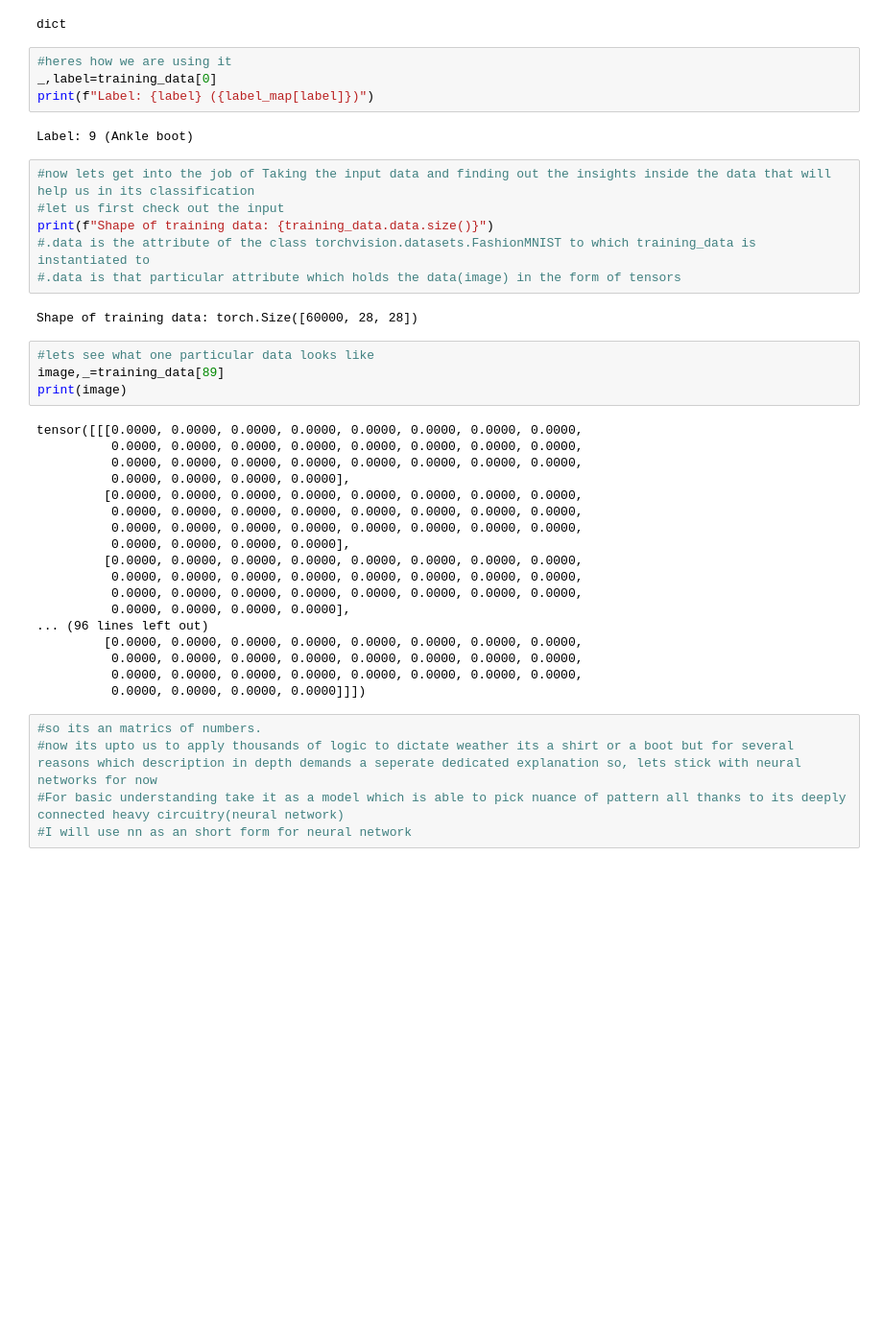
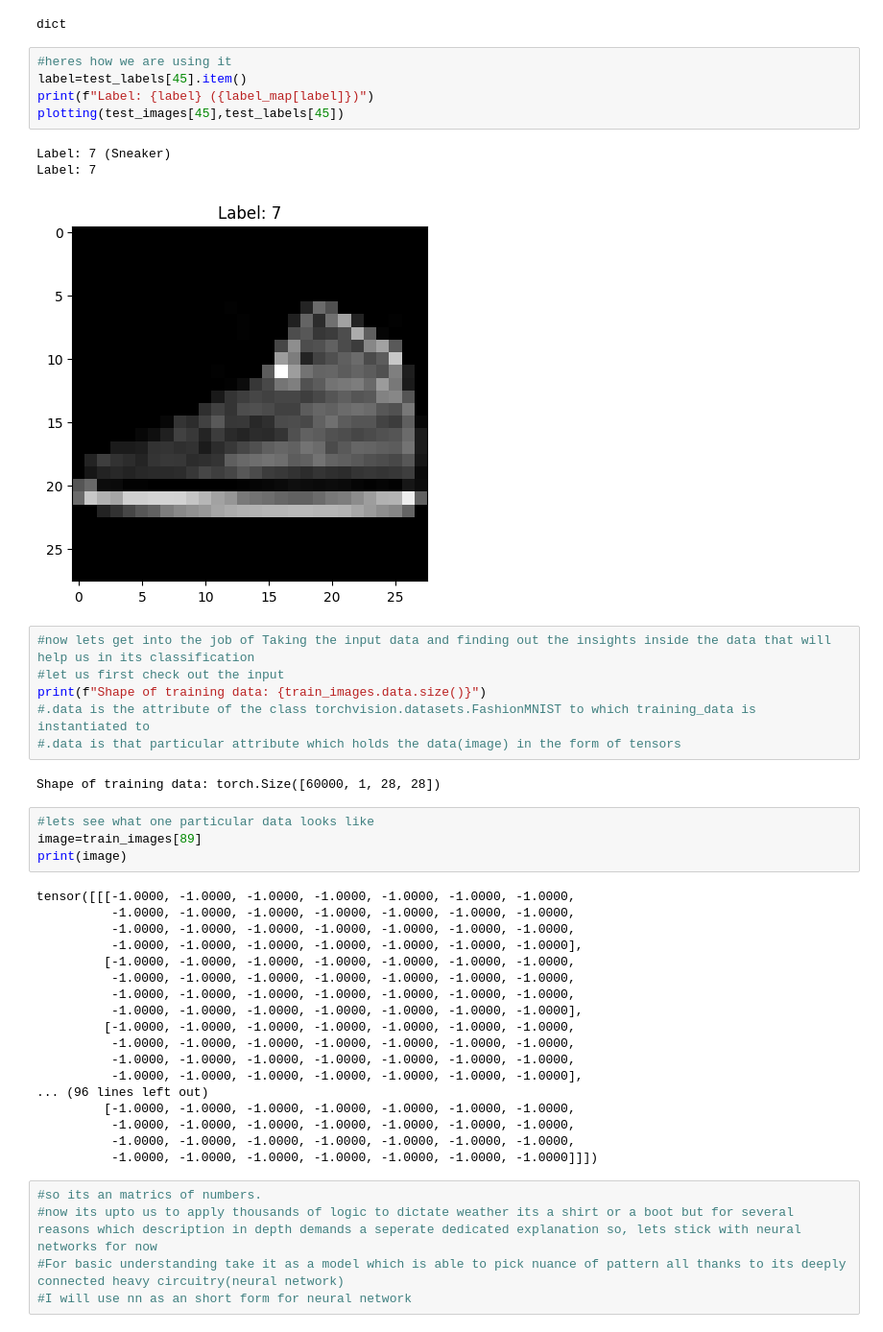
Before and after one commit to Ankit2058/Image-classification, a Jupyter notebook: Image_input.ipynb, the cells around one changed output. Shown at 96% size. Cells and saved outputs as stored; diff of their text form; blank space fills up the shorter version.

```diff
--- a/Image_input.ipynb
+++ b/Image_input.ipynb
@@ -111,40 +154,43 @@ type(label_map)
 dict
 # %%
 #heres how we are using it
-_,label=training_data[0]
+label=test_labels[45].item()
 print(f"Label: {label} ({label_map[label]})")
+plotting(test_images[45],test_labels[45])
 # %% [output]
-Label: 9 (Ankle boot)
+Label: 7 (Sneaker)
+Label: 7
+[figure, added]
 # %%
 #now lets get into the job of Taking the input data and finding out the insights inside the data that will help us in its classification
 #let us first check out the input
-print(f"Shape of training data: {training_data.data.size()}")
+print(f"Shape of training data: {train_images.data.size()}")
 #.data is the attribute of the class torchvision.datasets.FashionMNIST to which training_data is instantiated to
 #.data is that particular attribute which holds the data(image) in the form of tensors
 # %% [output]
-Shape of training data: torch.Size([60000, 28, 28])
+Shape of training data: torch.Size([60000, 1, 28, 28])
 # %%
 #lets see what one particular data looks like
-image,_=training_data[89]
+image=train_images[89]
 print(image)
 # %% [output]
-tensor([[[0.0000, 0.0000, 0.0000, 0.0000, 0.0000, 0.0000, 0.0000, 0.0000,
-          0.0000, 0.0000, 0.0000, 0.0000, 0.0000, 0.0000, 0.0000, 0.0000,
-          0.0000, 0.0000, 0.0000, 0.0000, 0.0000, 0.0000, 0.0000, 0.0000,
-          0.0000, 0.0000, 0.0000, 0.0000],
-         [0.0000, 0.0000, 0.0000, 0.0000, 0.0000, 0.0000, 0.0000, 0.0000,
-          0.0000, 0.0000, 0.0000, 0.0000, 0.0000, 0.0000, 0.0000, 0.0000,
-          0.0000, 0.0000, 0.0000, 0.0000, 0.0000, 0.0000, 0.0000, 0.0000,
-          0.0000, 0.0000, 0.0000, 0.0000],
-         [0.0000, 0.0000, 0.0000, 0.0000, 0.0000, 0.0000, 0.0000, 0.0000,
-          0.0000, 0.0000, 0.0000, 0.0000, 0.0000, 0.0000, 0.0000, 0.0000,
-          0.0000, 0.0000, 0.0000, 0.0000, 0.0000, 0.0000, 0.0000, 0.0000,
-          0.0000, 0.0000, 0.0000, 0.0000],
+tensor([[[-1.0000, -1.0000, -1.0000, -1.0000, -1.0000, -1.0000, -1.0000,
+          -1.0000, -1.0000, -1.0000, -1.0000, -1.0000, -1.0000, -1.0000,
+          -1.0000, -1.0000, -1.0000, -1.0000, -1.0000, -1.0000, -1.0000,
+          -1.0000, -1.0000, -1.0000, -1.0000, -1.0000, -1.0000, -1.0000],
+         [-1.0000, -1.0000, -1.0000, -1.0000, -1.0000, -1.0000, -1.0000,
+          -1.0000, -1.0000, -1.0000, -1.0000, -1.0000, -1.0000, -1.0000,
+          -1.0000, -1.0000, -1.0000, -1.0000, -1.0000, -1.0000, -1.0000,
+          -1.0000, -1.0000, -1.0000, -1.0000, -1.0000, -1.0000, -1.0000],
+         [-1.0000, -1.0000, -1.0000, -1.0000, -1.0000, -1.0000, -1.0000,
+          -1.0000, -1.0000, -1.0000, -1.0000, -1.0000, -1.0000, -1.0000,
+          -1.0000, -1.0000, -1.0000, -1.0000, -1.0000, -1.0000, -1.0000,
+          -1.0000, -1.0000, -1.0000, -1.0000, -1.0000, -1.0000, -1.0000],
 ... (96 lines left out)
-         [0.0000, 0.0000, 0.0000, 0.0000, 0.0000, 0.0000, 0.0000, 0.0000,
-          0.0000, 0.0000, 0.0000, 0.0000, 0.0000, 0.0000, 0.0000, 0.0000,
-          0.0000, 0.0000, 0.0000, 0.0000, 0.0000, 0.0000, 0.0000, 0.0000,
-          0.0000, 0.0000, 0.0000, 0.0000]]])
+         [-1.0000, -1.0000, -1.0000, -1.0000, -1.0000, -1.0000, -1.0000,
+          -1.0000, -1.0000, -1.0000, -1.0000, -1.0000, -1.0000, -1.0000,
+          -1.0000, -1.0000, -1.0000, -1.0000, -1.0000, -1.0000, -1.0000,
+          -1.0000, -1.0000, -1.0000, -1.0000, -1.0000, -1.0000, -1.0000]]])
 # %%
 #so its an matrics of numbers.
 #now its upto us to apply thousands of logic to dictate weather its a shirt or a boot but for several reasons which description in depth demands a seperate dedicated explanation so, lets stick with neural networks for now
```
Also changed, not shown: parts of 18 cells of this notebook.
